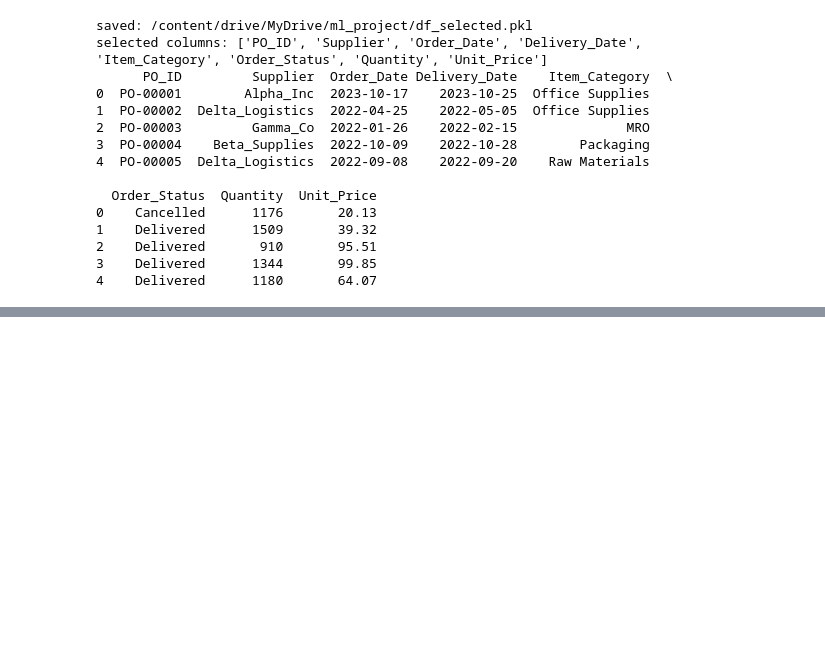
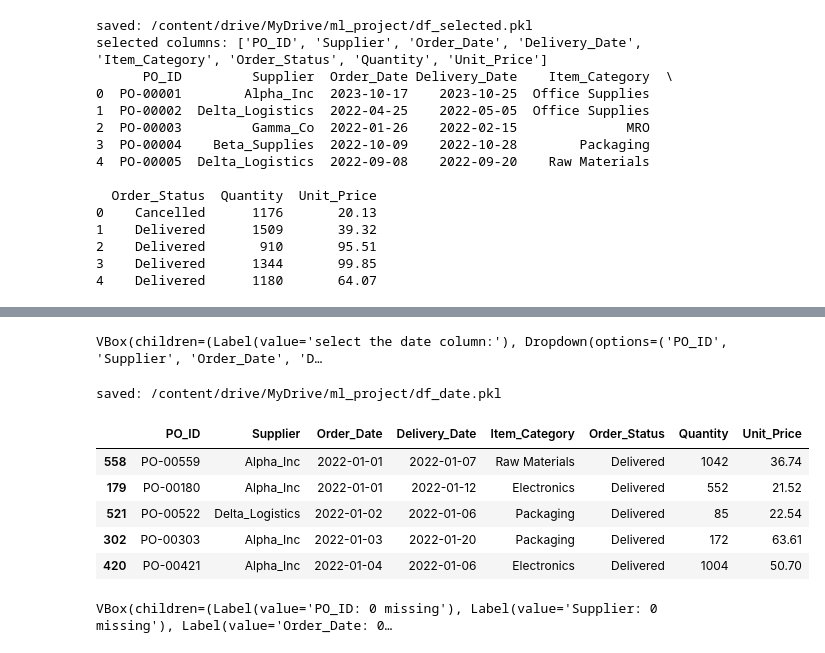
Before and after one commit to jarekwan/praca_inzynierska, a Jupyter notebook: Main.ipynb, the cells around one changed output, grey strips where cells are left out. Saved outputs shown, nothing was run; the diff lists cells and outputs as text; code cells hidden in the pictures; blank space fills up the shorter version.

```diff
--- a/Main.ipynb
+++ b/Main.ipynb
@@ -65,0 +92,41 @@ selected columns: ['PO_ID', 'Supplier', 'Order_Date', 'Delivery_Date', 'Item_Cat
+# %%
+# step 6: show ui for selecting the date column and the fill method
+# the function displays a widget where the user chooses:
+# - which column contains dates
+# - how missing values should be filled (zero, ffill, mean)
+# the choices are saved to date_settings.txt
+
+set_date_ui()
+# %% [output]
+VBox(children=(Label(value='select the date column:'), Dropdown(options=('PO_ID', 'Supplier', 'Order_Date', 'D…
+# %%
+# step 7: apply the date settings selected in the ui
+# this function:
+# - loads df_selected.pkl from drive
+# - reads the date column and fill method from date_settings.txt
+# - converts the date column to datetime
+# - sorts the dataframe by date
+# - fills missing values using the chosen method
+# - saves the result as df_date.pkl
+# - returns the processed dataframe for preview
+
+df_date = set_date()
+df_date.head()
+# %% [output]
+saved: /content/drive/MyDrive/ml_project/df_date.pkl
+|  | PO_ID | Supplier | Order_Date | Delivery_Date | Item_Category | Order_Status | Quantity | Unit_Price |
+| 558 | PO-00559 | Alpha_Inc | 2022-01-01 | 2022-01-07 | Raw Materials | Delivered | 1042 | 36.74 |
+| 179 | PO-00180 | Alpha_Inc | 2022-01-01 | 2022-01-12 | Electronics | Delivered | 552 | 21.52 |
+| 521 | PO-00522 | Delta_Logistics | 2022-01-02 | 2022-01-06 | Packaging | Delivered | 85 | 22.54 |
+| 302 | PO-00303 | Alpha_Inc | 2022-01-03 | 2022-01-20 | Packaging | Delivered | 172 | 63.61 |
+| 420 | PO-00421 | Alpha_Inc | 2022-01-04 | 2022-01-06 | Electronics | Delivered | 1004 | 50.70 |
+# %%
+# step 8: ui that loads df_date.pkl from drive,
+# counts missing values in the dataframe,
+# shows the number of missing values,
+# and lets the user choose how to handle them:
+# drop, zero, ffill, mean or none.
+from clean_data import clean_data_ui
+clean_data_ui()
+# %% [output]
+VBox(children=(Label(value='PO_ID: 0 missing'), Label(value='Supplier: 0 missing'), Label(value='Order_Date: 0…
```
Also changed, not shown: parts of 4 cells of this notebook.
